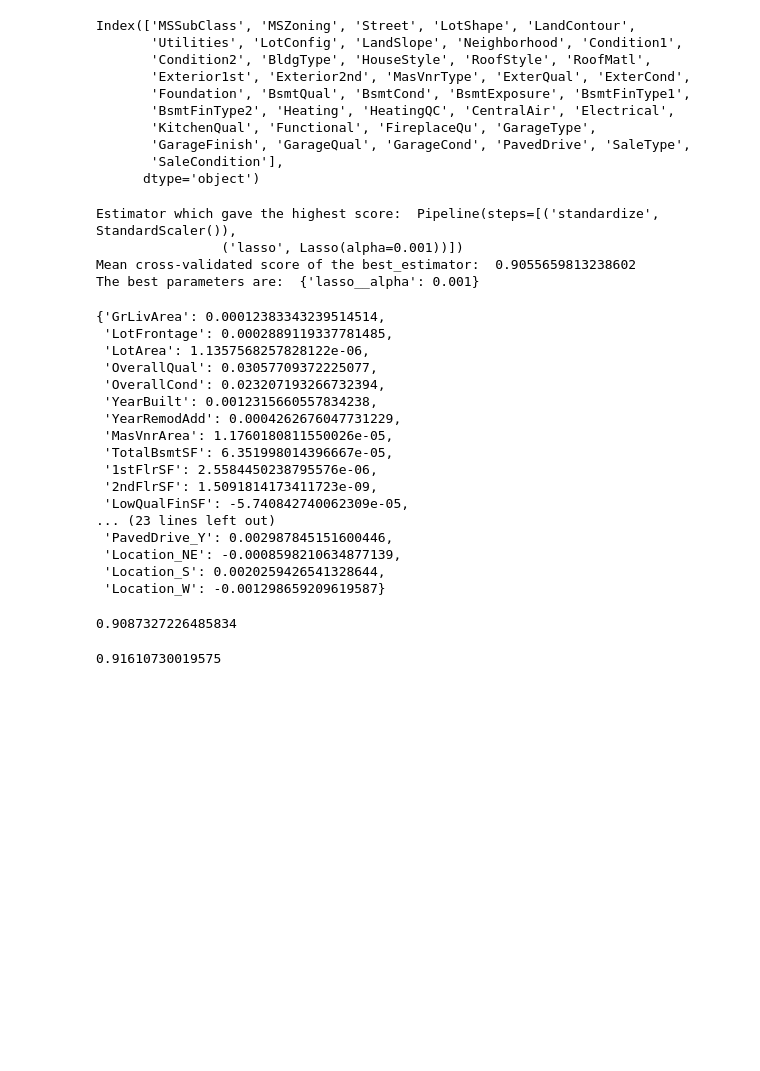
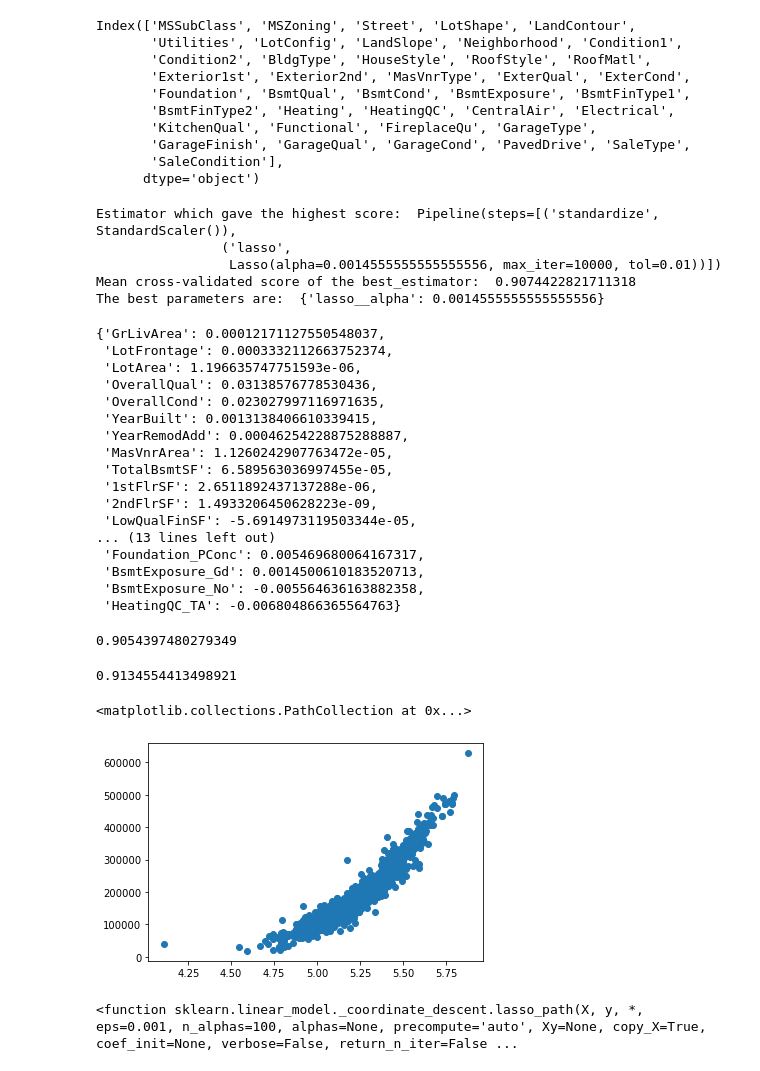
Before and after one commit to qwang27/Ames_Housing_ML, a Jupyter notebook: lasso_with_pipeline.ipynb, the cells around one changed output. Saved outputs shown, nothing was run; the diff lists cells and outputs as text; code cells hidden in the pictures; blank space fills up the shorter version.

```diff
--- a/lasso_with_pipeline.ipynb
+++ b/lasso_with_pipeline.ipynb
@@ -100,27 +100,29 @@ lasso_pipe = Pipeline([
 ])
 params = {
 #     'lasso__alpha': [0.0001, 0.001, 0.1, 1, 10]      .001
-     'lasso__alpha': np.logspace(-4,-3,100)        # .001
-#    'lasso_max_iter': [5000],
+#     'lasso__alpha': np.logspace(-4,-3,100)        # .001
+        'lasso__alpha': np.linspace(.0013,.0016,1000)
+#    'lasso_max_iter': linspace,
      }
 kfold = KFold(n_splits = 3, shuffle = True)
-gs_log = GridSearchCV(lasso_pipe, param_grid = params, scoring = 'r2', cv = kfold)
+gs_ls = GridSearchCV(lasso_pipe, param_grid = params, scoring = 'r2', cv = kfold)
 
 start = time.time()
-gs_log.fit(X_train_log, y_train_log)
-print("Estimator which gave the highest score: ", gs_log.best_estimator_)
-print("Mean cross-validated score of the best_estimator: ", gs_log.best_score_)
-print("The best parameters are: ", gs_log.best_params_)
+gs_ls.fit(X_train_log, y_train_log)
+print("Estimator which gave the highest score: ", gs_ls.best_estimator_)
+print("Mean cross-validated score of the best_estimator: ", gs_ls.best_score_)
+print("The best parameters are: ", gs_ls.best_params_)
 # %% [output]
 Estimator which gave the highest score:  Pipeline(steps=[('standardize', StandardScaler()),
-                ('lasso', Lasso(alpha=0.001))])
-Mean cross-validated score of the best_estimator:  0.9055659813238602
-The best parameters are:  {'lasso__alpha': 0.001}
+                ('lasso',
+                 Lasso(alpha=0.0014555555555555556, max_iter=10000, tol=0.01))])
+Mean cross-validated score of the best_estimator:  0.9074422821711318
+The best parameters are:  {'lasso__alpha': 0.0014555555555555556}
 # %%
 # Run Lasso Regression with the best alpha from Grid search .001
 
 #for alpha in alphas:
-lasso.set_params(alpha = .001, tol = .01, max_iter = 10000)
+lasso.set_params(alpha = .0015, tol = .01, max_iter = 10000)
 lasso.fit(X_train_log, y_train_log)
 lasso_coefs = dict(zip(features.columns, lasso.coef_))
 lasso_coefs
@@ -128,28 +130,39 @@ lasso_coefs
 lasso_coefs_keep = {k:v for (k,v) in lasso_coefs.items() if v !=0}
 lasso_coefs_keep
 # %% [output]
-{'GrLivArea': 0.00012383343239514514,
- 'LotFrontage': 0.0002889119337781485,
- 'LotArea': 1.1357568257828122e-06,
- 'OverallQual': 0.03057709372225077,
- 'OverallCond': 0.023207193266732394,
- 'YearBuilt': 0.0012315660557834238,
- 'YearRemodAdd': 0.0004262676047731229,
- 'MasVnrArea': 1.1760180811550026e-05,
- 'TotalBsmtSF': 6.351998014396667e-05,
- '1stFlrSF': 2.5584450238795576e-06,
- '2ndFlrSF': 1.5091814173411723e-09,
- 'LowQualFinSF': -5.740842740062309e-05,
-... (23 lines left out)
- 'PavedDrive_Y': 0.002987845151600446,
- 'Location_NE': -0.0008598210634877139,
- 'Location_S': 0.0020259426541328644,
- 'Location_W': -0.001298659209619587}
+{'GrLivArea': 0.00012171127550548037,
+ 'LotFrontage': 0.0003332112663752374,
+ 'LotArea': 1.196635747751593e-06,
+ 'OverallQual': 0.03138576778530436,
+ 'OverallCond': 0.023027997116971635,
+ 'YearBuilt': 0.0013138406610339415,
+ 'YearRemodAdd': 0.00046254228875288887,
+ 'MasVnrArea': 1.1260242907763472e-05,
+ 'TotalBsmtSF': 6.589563036997455e-05,
+ '1stFlrSF': 2.6511892437137288e-06,
+ '2ndFlrSF': 1.4933206450628223e-09,
+ 'LowQualFinSF': -5.6914973119503344e-05,
+... (13 lines left out)
+ 'Foundation_PConc': 0.005469680064167317,
+ 'BsmtExposure_Gd': 0.0014500610183520713,
+ 'BsmtExposure_No': -0.005564636163882358,
+ 'HeatingQC_TA': -0.006804866365564763}
 # %%
 lasso.score(X_train_log, y_train_log)
 # %% [output]
-0.9087327226485834
+0.9054397480279349
 # %%
 lasso.score(X_test_log, y_test_log)
 # %% [output]
-0.91610730019575
+0.9134554413498921
+# %%
+lasso_predicted = lasso.predict(features)
+# %% [output]
+<matplotlib.collections.PathCollection at 0x...>
+[figure, added]
+# %%
+from sklearn.linear_model import LassoCV
+reg = LassoCV(cv = 3, random_state = 0).fit(features, logy)
+reg.path
+# %% [output]
+<function sklearn.linear_model._coordinate_descent.lasso_path(X, y, *, eps=0.001, n_alphas=100, alphas=None, precompute='auto', Xy=None, copy_X=True, coef_init=None, verbose=False, return_n_iter=False ...
```
Also changed, not shown: 5 other files.
